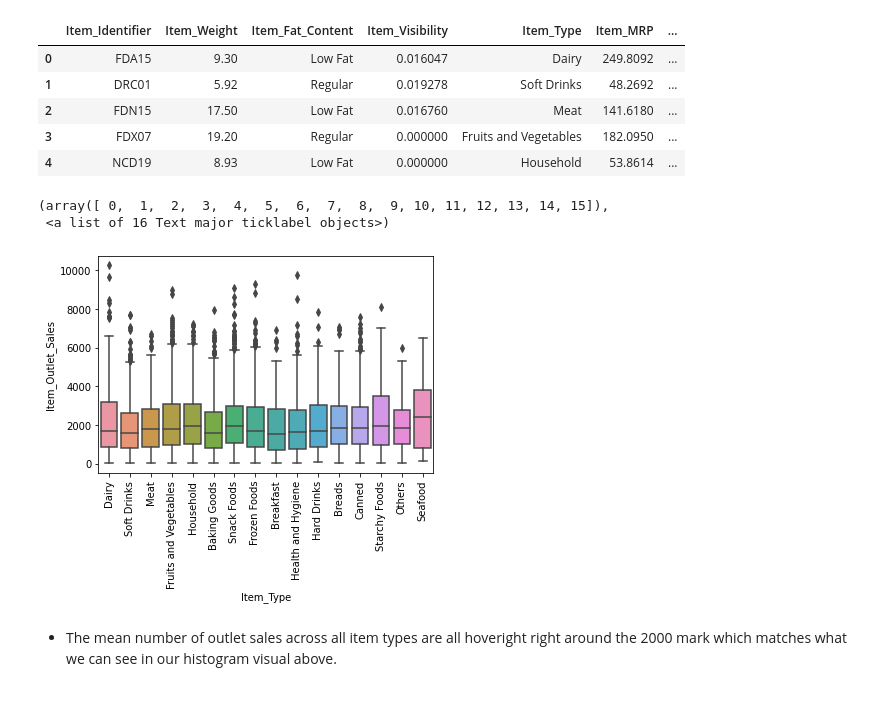
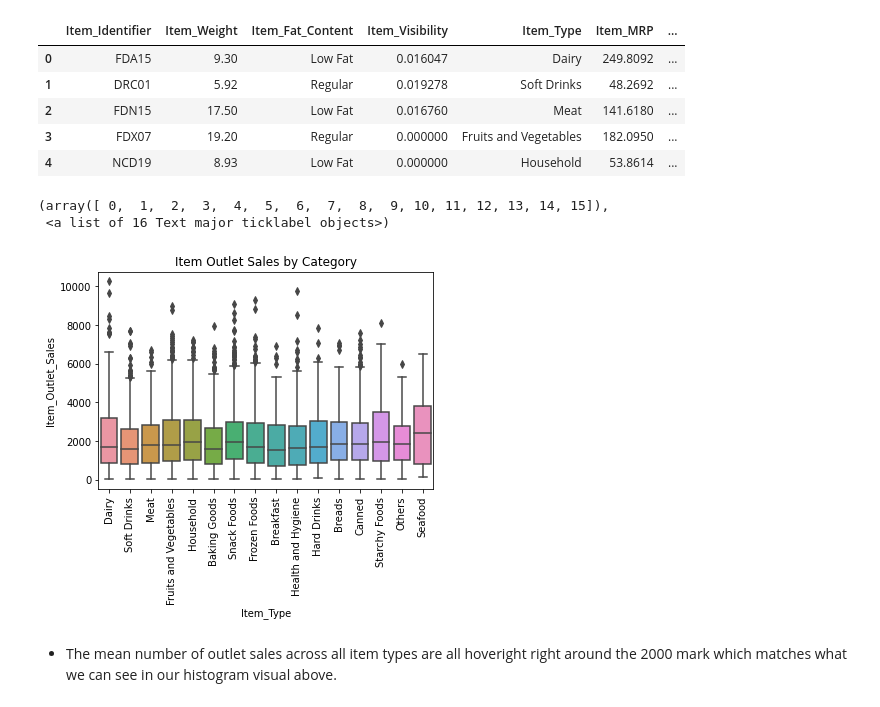
Before and after one commit to robertramos89/CD-DS-1-24-22, a Jupyter notebook: PortfolioProject1.ipynb, the cells around one changed output. Saved outputs shown, nothing was run; the diff lists cells and outputs as text; code cells hidden in the pictures.

```diff
--- a/PortfolioProject1.ipynb
+++ b/PortfolioProject1.ipynb
@@ -362,12 +361,13 @@ df.head()
 | 3 | FDX07 | 19.20 | Regular | 0.000000 | Fruits and Vegetables | 182.0950 | ... |
 | 4 | NCD19 | 8.93 | Low Fat | 0.000000 | Household | 53.8614 | ... |
 # %%
-sns.boxplot(x="Item_Type", y="Item_Outlet_Sales", data=df)
+ax= sns.boxplot(x="Item_Type", y="Item_Outlet_Sales", data=df)
+ax.set_title("Item Outlet Sales by Category")
 plt.xticks(rotation=90)
 # %% [output]
 (array([ 0,  1,  2,  3,  4,  5,  6,  7,  8,  9, 10, 11, 12, 13, 14, 15]),
  <a list of 16 Text major ticklabel objects>)
-[figure, old version]
+[figure, new version]
 # %% [markdown]
 - The mean number of outlet sales across all item types are all hoveright right around the 2000 mark which matches what we can see in our histogram visual above.
 # %% [markdown]
```
Also changed, not shown: parts of 8 cells of this notebook.
